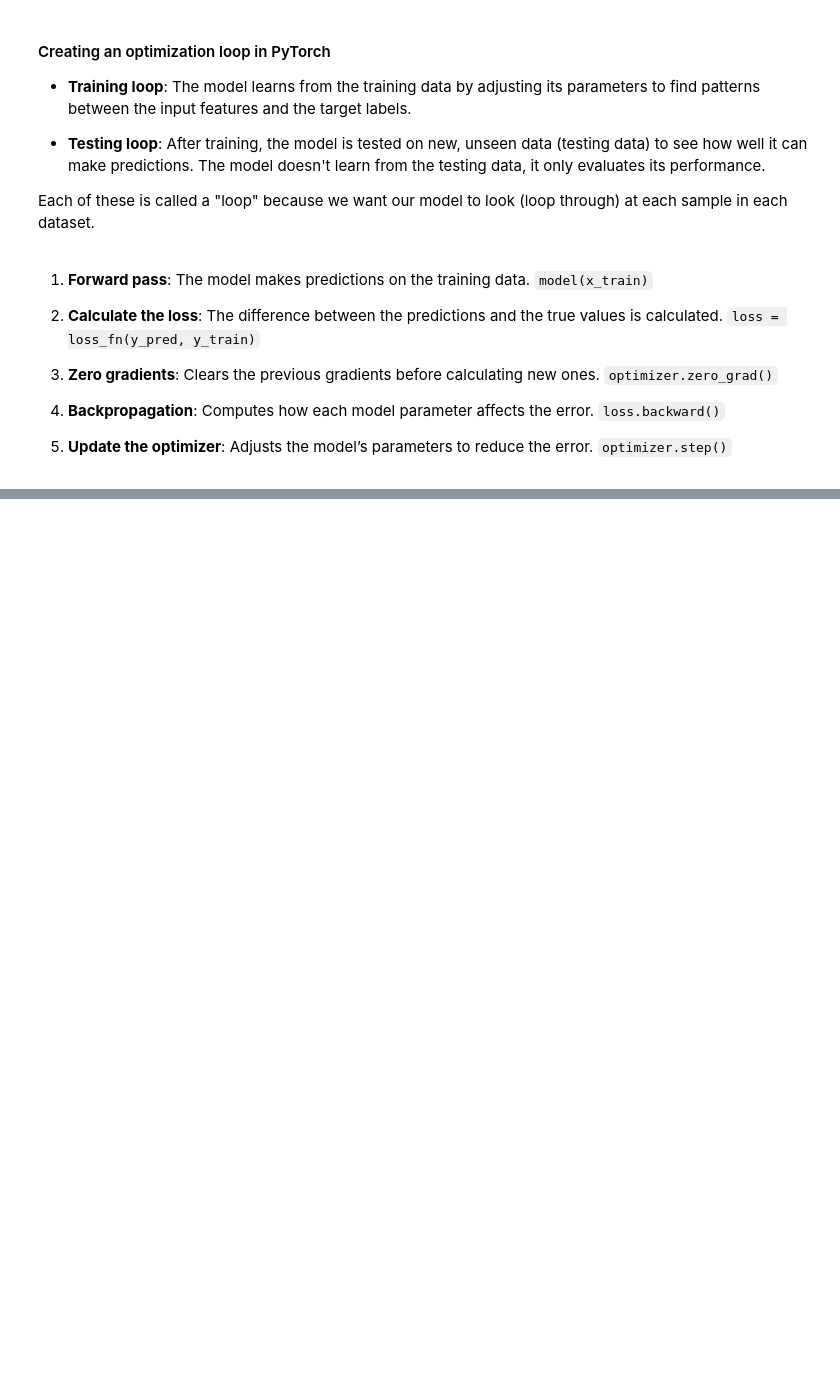
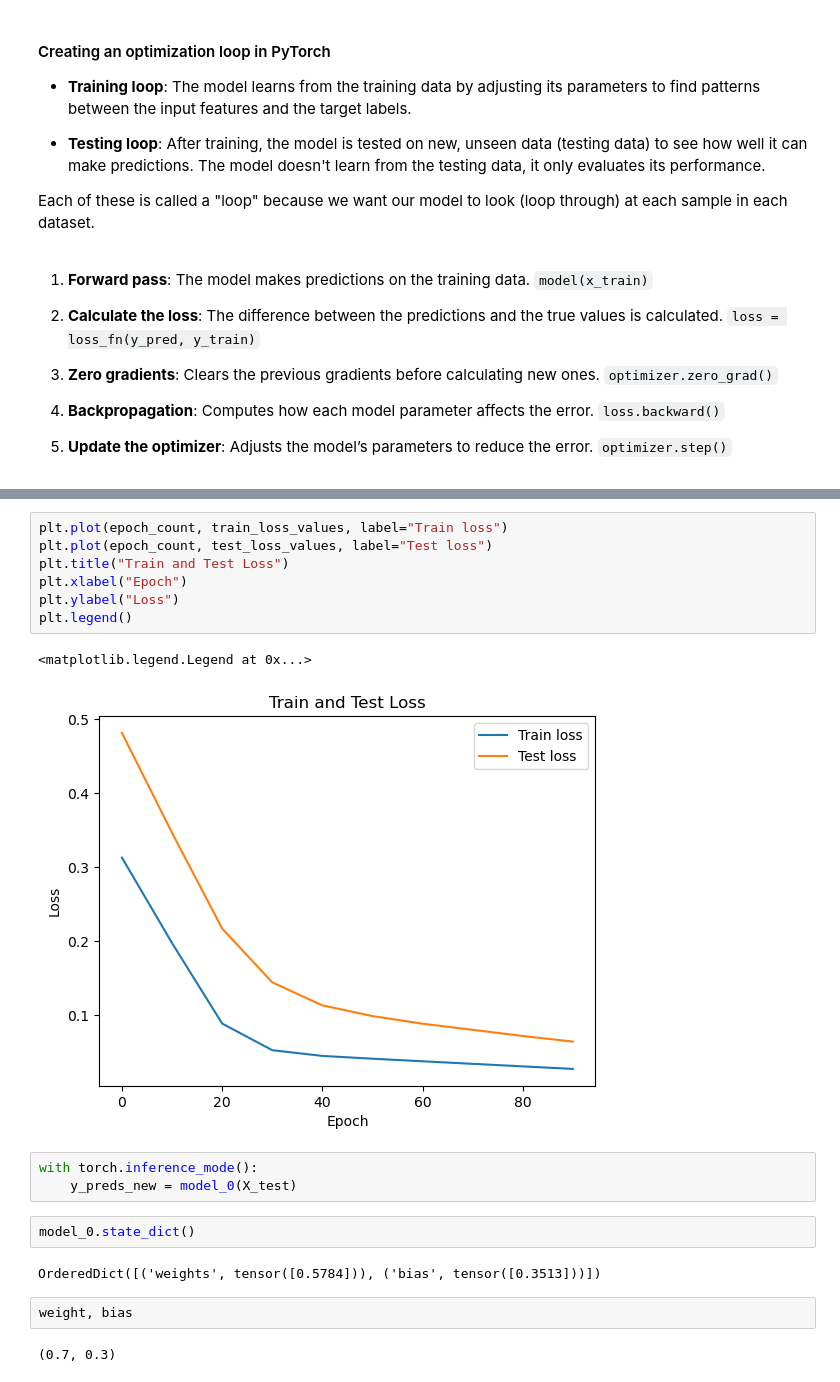
Before and after one commit to itssahilwhat/AI-Fundamentals, a Jupyter notebook: Pytorch/01.ipynb, the cells around one changed output, grey strips where cells are left out. Drawn from its saved outputs; the diff is of its cells as text; blank space fills up the shorter version.

```diff
--- a/Pytorch/01.ipynb
+++ b/Pytorch/01.ipynb
@@ -294,3 +294,24 @@ Epoch: 60 | MAE Train Loss: 0.03818932920694351 | MAE Test Loss: 0.0888663306832
 Epoch: 70 | MAE Train Loss: 0.03476089984178543 | MAE Test Loss: 0.0805937647819519
 Epoch: 80 | MAE Train Loss: 0.03132382780313492 | MAE Test Loss: 0.07232122868299484
 Epoch: 90 | MAE Train Loss: 0.02788739837706089 | MAE Test Loss: 0.06473556160926819
+# %%
+plt.plot(epoch_count, train_loss_values, label="Train loss")
+plt.plot(epoch_count, test_loss_values, label="Test loss")
+plt.title("Train and Test Loss")
+plt.xlabel("Epoch")
+plt.ylabel("Loss")
+plt.legend()
+# %% [output]
+<matplotlib.legend.Legend at 0x...>
+[figure, added]
+# %%
+with torch.inference_mode():
+    y_preds_new = model_0(X_test)
+# %%
+model_0.state_dict()
+# %% [output]
+OrderedDict([('weights', tensor([0.5784])), ('bias', tensor([0.3513]))])
+# %%
+weight, bias
+# %% [output]
+(0.7, 0.3)
```
Also changed, not shown: parts of 3 cells of this notebook.
